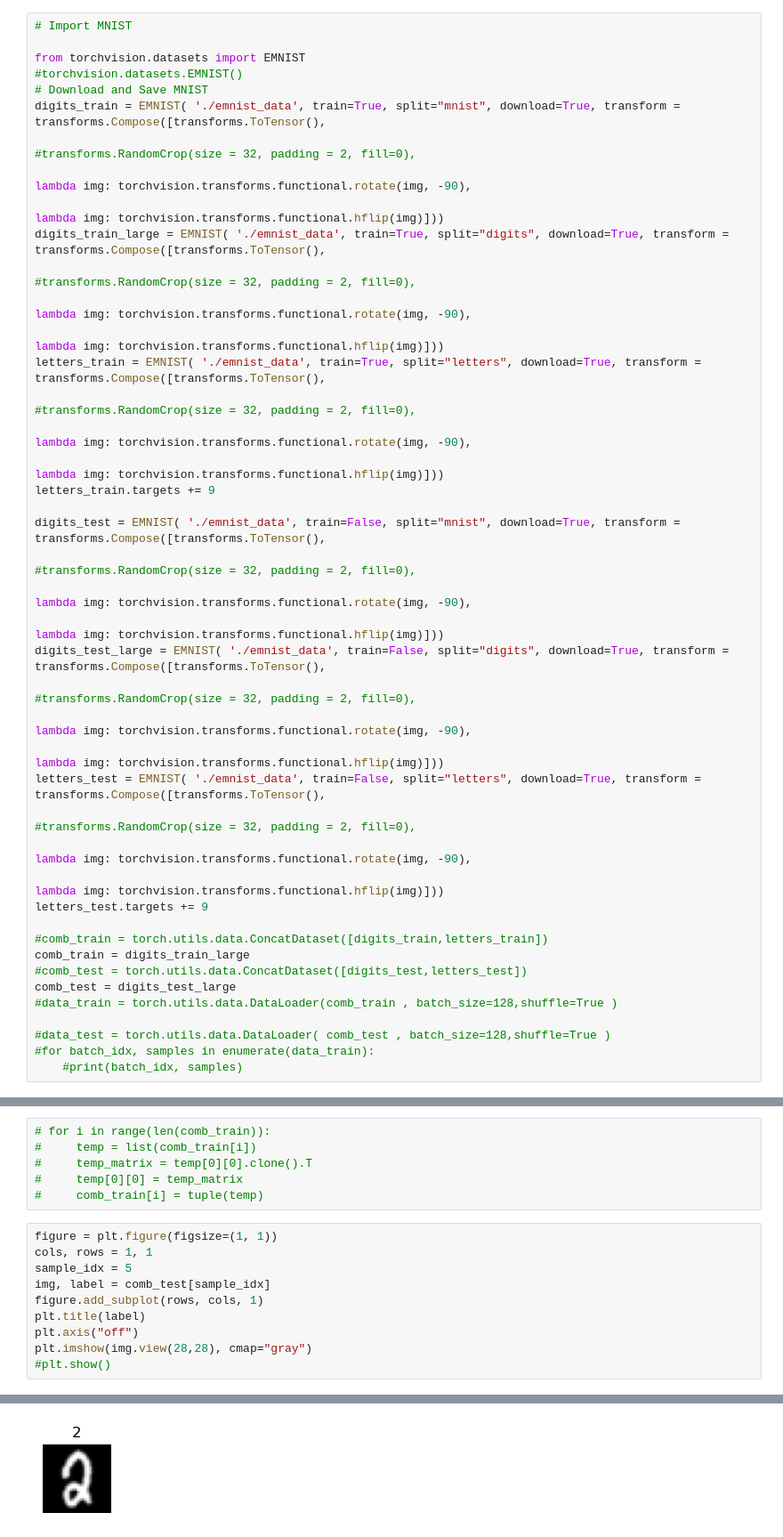
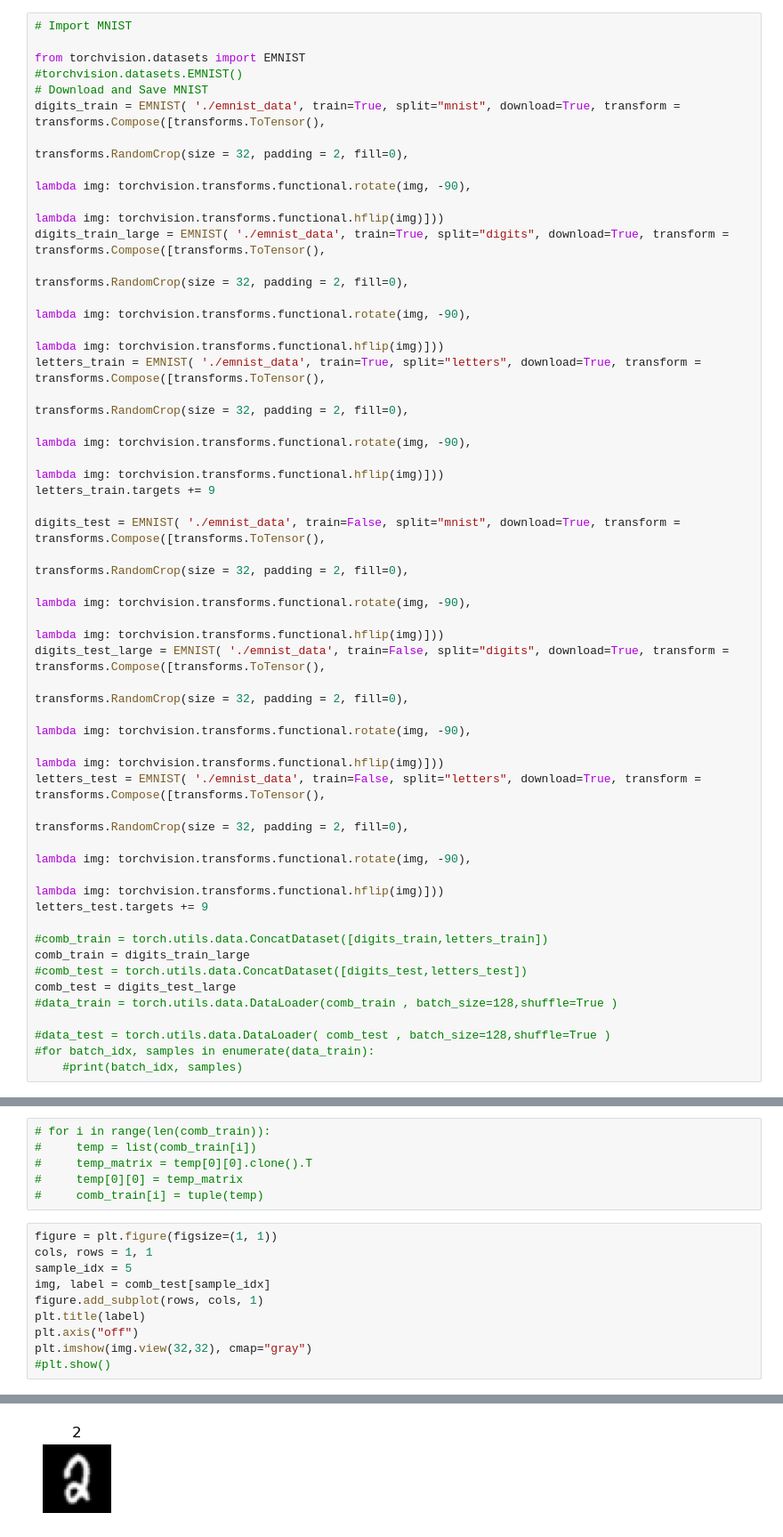
Before and after one commit to ShichenQiao/ECE554_SP23_FPGA_Handwriting_Recognition, a Jupyter notebook: Project/ML/train.ipynb, the cells around one changed output, grey strips where cells are left out. Shown: that part at 89% size. Cells and saved outputs as stored; diff of their text form.

```diff
--- a/Project/ML/train.ipynb
+++ b/Project/ML/train.ipynb
@@ -50,29 +50,29 @@ from torchvision.datasets import EMNIST
 #torchvision.datasets.EMNIST()
 # Download and Save MNIST
 digits_train = EMNIST( './emnist_data', train=True, split="mnist", download=True, transform = transforms.Compose([transforms.ToTensor(),
-                                                                                                                  #transforms.RandomCrop(size = 32, padding = 2, fill=0),
+                                                                                                                  transforms.RandomCrop(size = 32, padding = 2, fill=0),
                                                                                                                   lambda img: torchvision.transforms.functional.rotate(img, -90),
                                                                                                                   lambda img: torchvision.transforms.functional.hflip(img)]))
 digits_train_large = EMNIST( './emnist_data', train=True, split="digits", download=True, transform = transforms.Compose([transforms.ToTensor(),
-                                                                                                                         #transforms.RandomCrop(size = 32, padding = 2, fill=0),
+                                                                                                                         transforms.RandomCrop(size = 32, padding = 2, fill=0),
                                                                                                                          lambda img: torchvision.transforms.functional.rotate(img, -90),
                                                                                                                          lambda img: torchvision.transforms.functional.hflip(img)]))
 letters_train = EMNIST( './emnist_data', train=True, split="letters", download=True, transform = transforms.Compose([transforms.ToTensor(),
-                                                                                                                     #transforms.RandomCrop(size = 32, padding = 2, fill=0),
+                                                                                                                     transforms.RandomCrop(size = 32, padding = 2, fill=0),
                                                                                                                      lambda img: torchvision.transforms.functional.rotate(img, -90),
                                                                                                                      lambda img: torchvision.transforms.functional.hflip(img)]))
 letters_train.targets += 9
 
 digits_test = EMNIST( './emnist_data', train=False, split="mnist", download=True, transform = transforms.Compose([transforms.ToTensor(),
-                                                                                                                  #transforms.RandomCrop(size = 32, padding = 2, fill=0),
+                                                                                                                  transforms.RandomCrop(size = 32, padding = 2, fill=0),
                                                                                                                   lambda img: torchvision.transforms.functional.rotate(img, -90),
                                                                                                                   lambda img: torchvision.transforms.functional.hflip(img)]))
 digits_test_large = EMNIST( './emnist_data', train=False, split="digits", download=True, transform = transforms.Compose([transforms.ToTensor(),
-                                                                                                                         #transforms.RandomCrop(size = 32, padding = 2, fill=0),
+                                                                                                                         transforms.RandomCrop(size = 32, padding = 2, fill=0),
                                                                                                                          lambda img: torchvision.transforms.functional.rotate(img, -90),
                                                                                                                          lambda img: torchvision.transforms.functional.hflip(img)]))
 letters_test = EMNIST( './emnist_data', train=False, split="letters", download=True, transform = transforms.Compose([transforms.ToTensor(),
-                                                                                                                     #transforms.RandomCrop(size = 32, padding = 2, fill=0),
+                                                                                                                     transforms.RandomCrop(size = 32, padding = 2, fill=0),
                                                                                                                      lambda img: torchvision.transforms.functional.rotate(img, -90),
                                                                                                                      lambda img: torchvision.transforms.functional.hflip(img)]))
 letters_test.targets += 9
@@ -99,16 +99,16 @@ torch.Size([28, 28])
 # %%
 figure = plt.figure(figsize=(1, 1))
 cols, rows = 1, 1
 sample_idx = 5
 img, label = comb_test[sample_idx]
 figure.add_subplot(rows, cols, 1)
 plt.title(label)
 plt.axis("off")
-plt.imshow(img.view(28,28), cmap="gray")
+plt.imshow(img.view(32,32), cmap="gray")
 #plt.show()
 # %% [output]
 <matplotlib.image.AxesImage at 0x...>
-[figure, old version]
+[figure, new version]
 # %%
 figure = plt.figure(figsize=(8, 8))
 cols, rows = 3, 3
```
Also changed, not shown: parts of 27 cells of this notebook, 3 other files.
